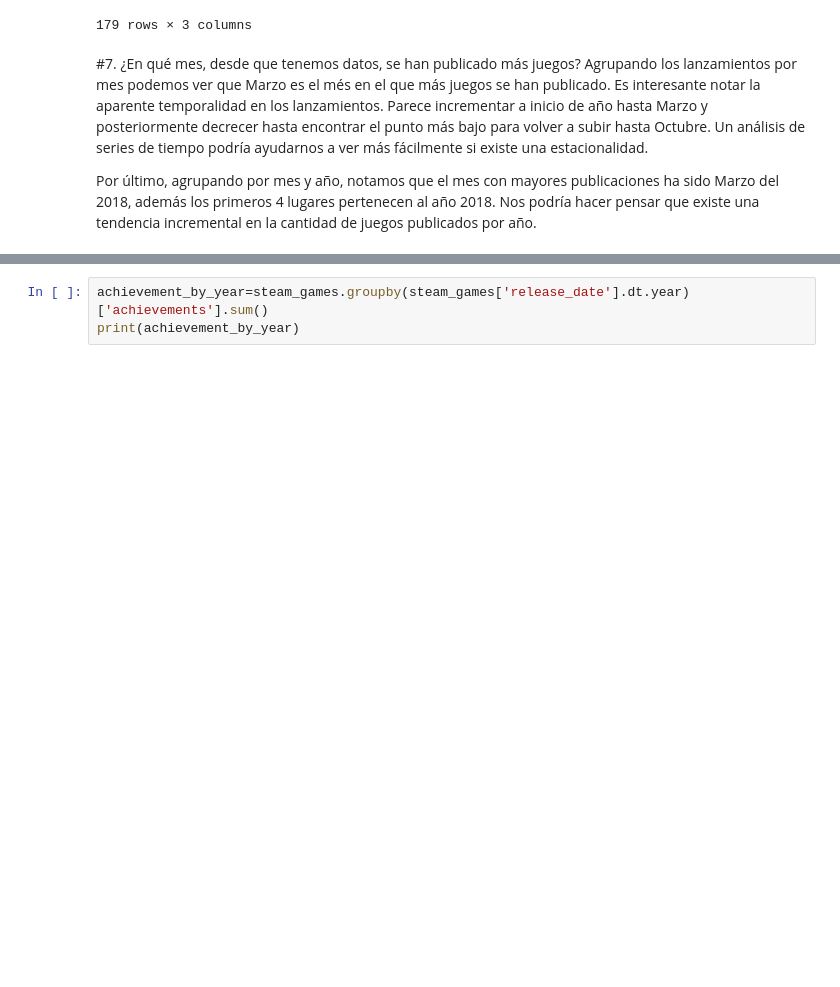
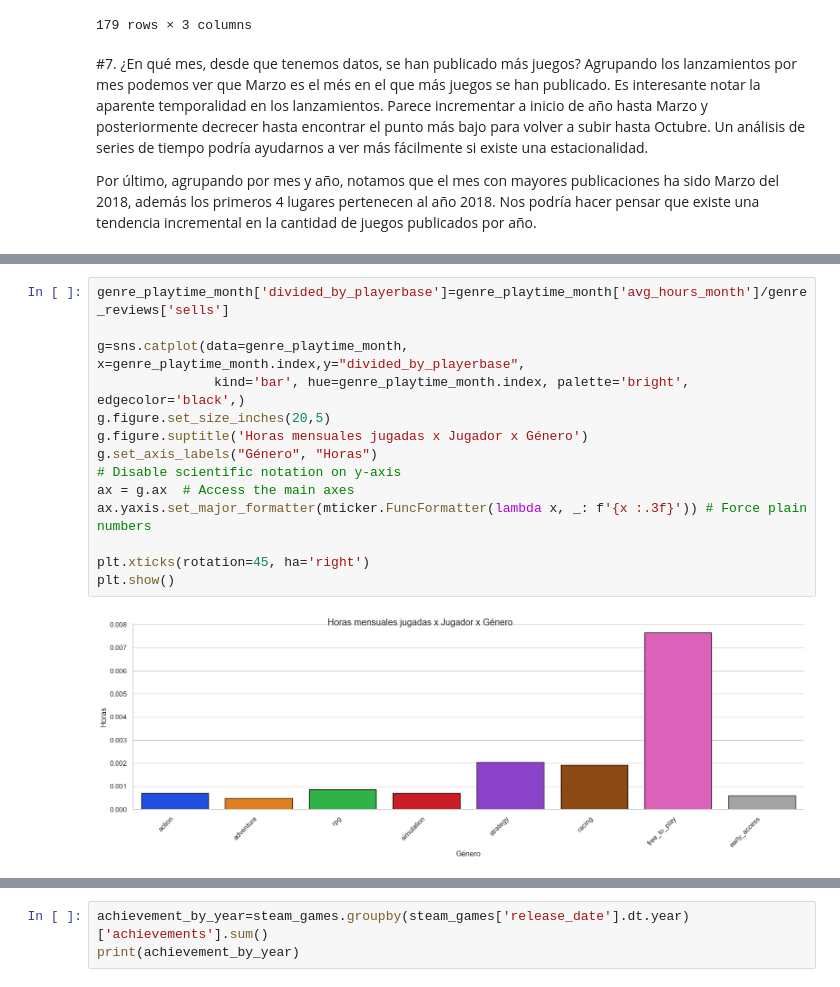
Before and after one commit to Dexinator/steam, a Jupyter notebook: steam.ipynb, the cells around one changed output, grey strips where cells are left out. Cells and saved outputs as stored; diff of their text form; blank space fills up the shorter version.

```diff
--- a/steam.ipynb
+++ b/steam.ipynb
@@ -1016,0 +1043,16 @@ Por último, agrupando por mes y año, notamos que el mes con mayores publicacio
+# %%
+genre_playtime_month['divided_by_playerbase']=genre_playtime_month['avg_hours_month']/genre_reviews['sells']
+
+g=sns.catplot(data=genre_playtime_month, x=genre_playtime_month.index,y="divided_by_playerbase",
+               kind='bar', hue=genre_playtime_month.index, palette='bright', edgecolor='black',)
+g.figure.set_size_inches(20,5)
+g.figure.suptitle('Horas mensuales jugadas x Jugador x Género')
+g.set_axis_labels("Género", "Horas")
+# Disable scientific notation on y-axis
+ax = g.ax  # Access the main axes
+ax.yaxis.set_major_formatter(mticker.FuncFormatter(lambda x, _: f'{x :.3f}')) # Force plain numbers
+
+plt.xticks(rotation=45, ha='right')
+plt.show()
+# %% [output]
+[figure, added]
```
Also changed, not shown: parts of 10 cells of this notebook.
